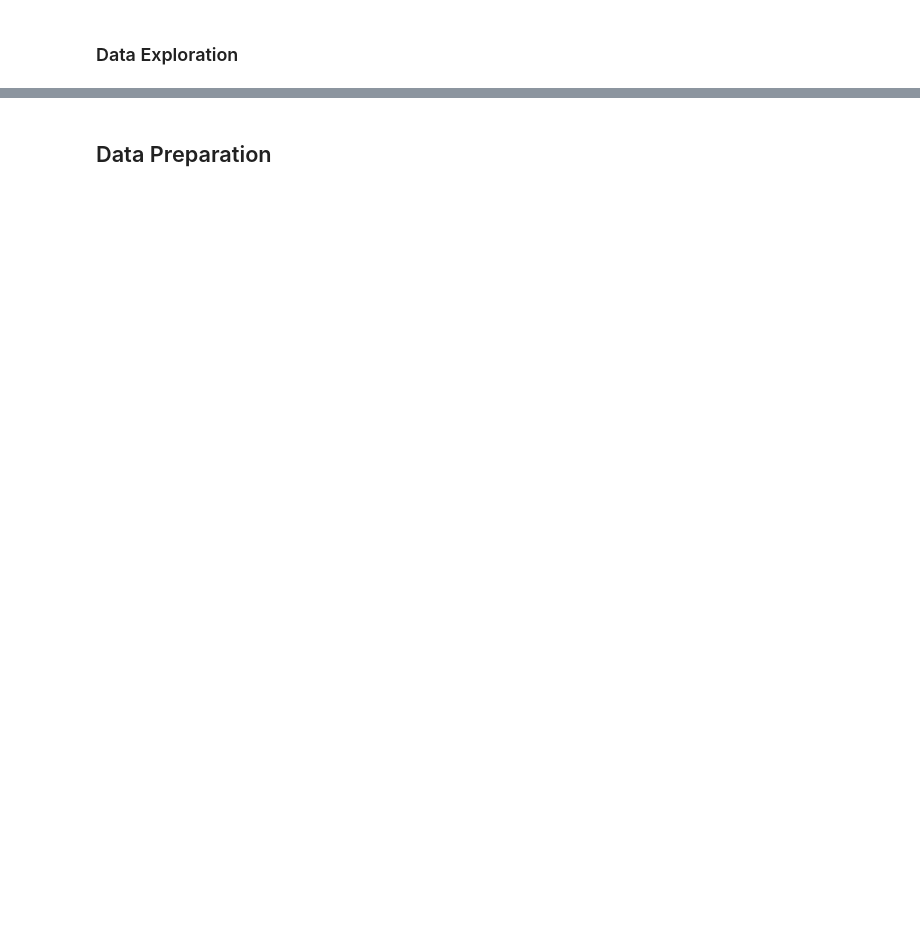
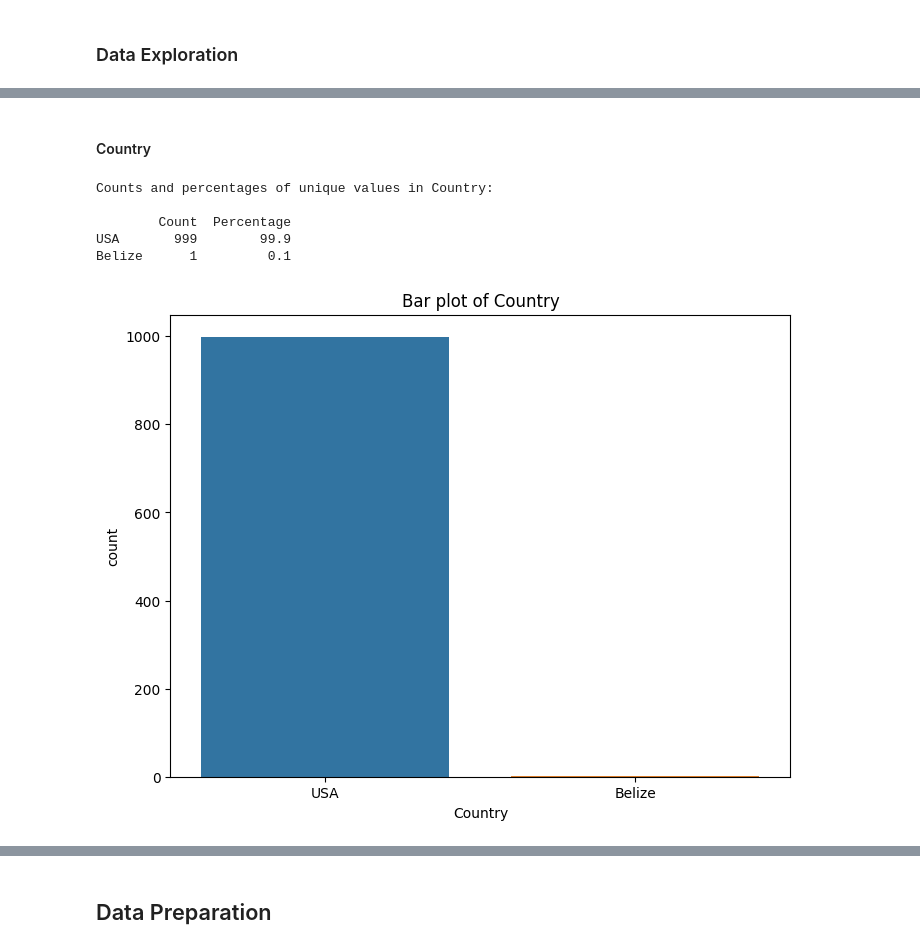
Before and after one commit to MSWinds/dm-group1-project, a Jupyter notebook: Final_Project.ipynb, the cells around one changed output, grey strips where cells are left out. Saved outputs shown, nothing was run; the diff lists cells and outputs as text; code cells hidden in the pictures; blank space fills up the shorter version.

```diff
--- a/Final_Project.ipynb
+++ b/Final_Project.ipynb
@@ -363,0 +563,14 @@ df15['HS_English'] = df15['HS_English'].astype(float)
+# %% [markdown]
+#### Country
+# %%
+# explore the Country in df7
+data_exploration(df6, 'Country')
+# 999 students are from the US, and 1 student is from Belize.
+# This column may not useful for our analysis, we may drop this column
+# %% [output]
+Counts and percentages of unique values in Country:
+
+        Count  Percentage
+USA       999        99.9
+Belize      1         0.1
+[figure, added]
```
Also changed, not shown: parts of 98 cells of this notebook, 1 other file.
